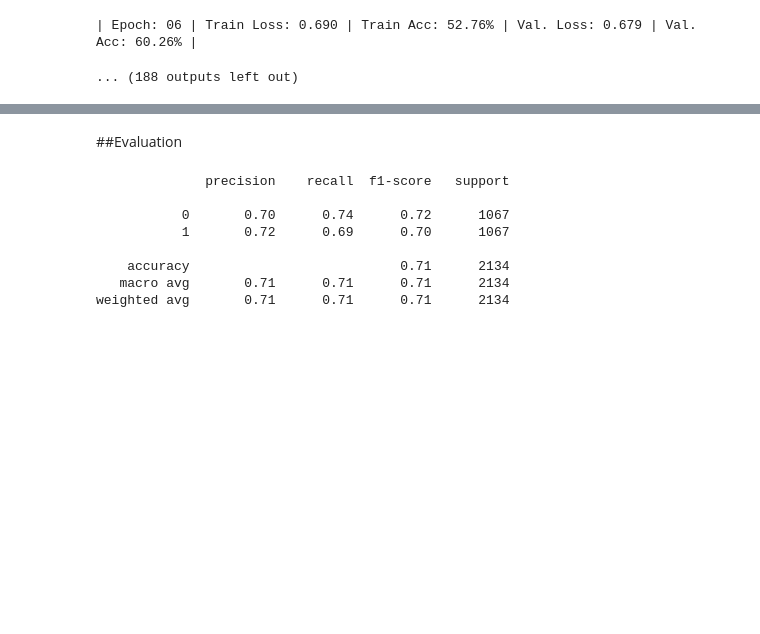
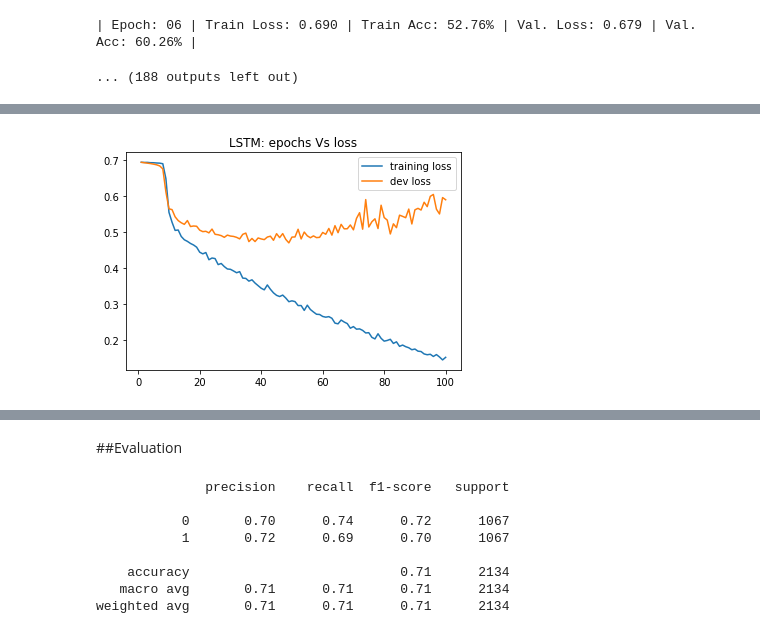
Before and after one commit to utsav-195/sentiment-analysis-using-rnn-in-pytorch, a Jupyter notebook: Sentiment Analysis.ipynb, the cells around one changed output, grey strips where cells are left out. Cells and saved outputs as stored; diff of their text form; code cells hidden in the pictures; blank space fills up the shorter version.

```diff
--- a/Sentiment Analysis.ipynb
+++ b/Sentiment Analysis.ipynb
@@ -597,0 +622,8 @@ Total time elapsed: 00:00:01
+# %%
+plt.plot(epochs, train_lstm_loss, label='training loss')
+plt.plot(epochs, dev_lstm_loss, label='dev loss')
+plt.title("LSTM: epochs Vs loss")
+plt.legend()
+plt.show()
+# %% [output]
+[figure, added]
```
Also changed, not shown: parts of 9 cells of this notebook.
